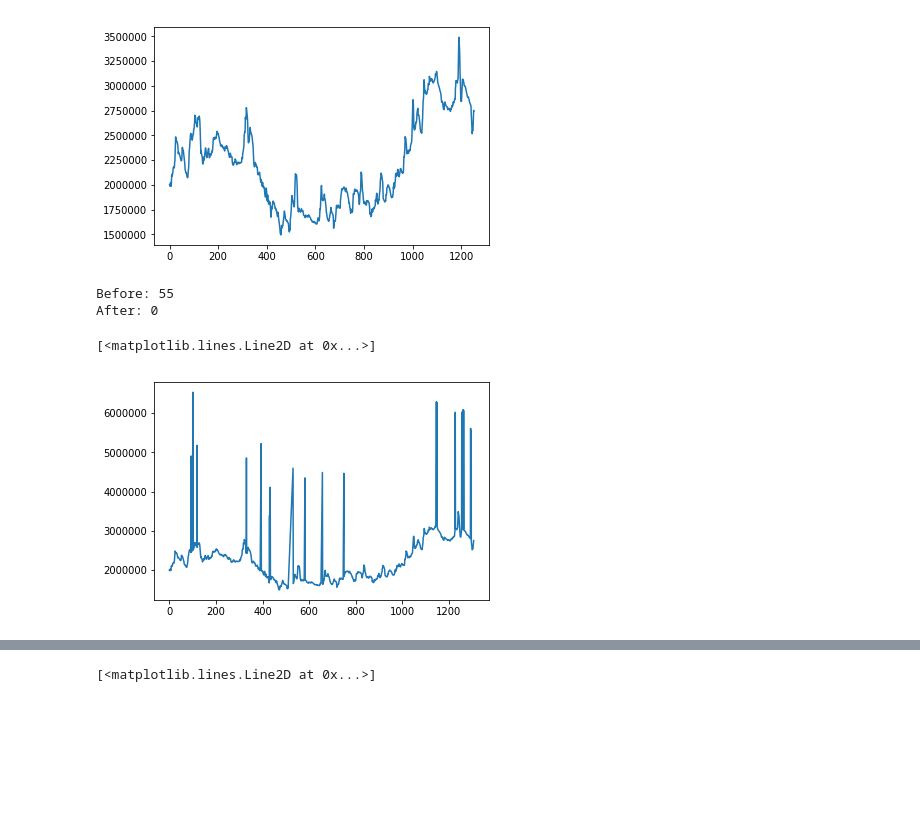
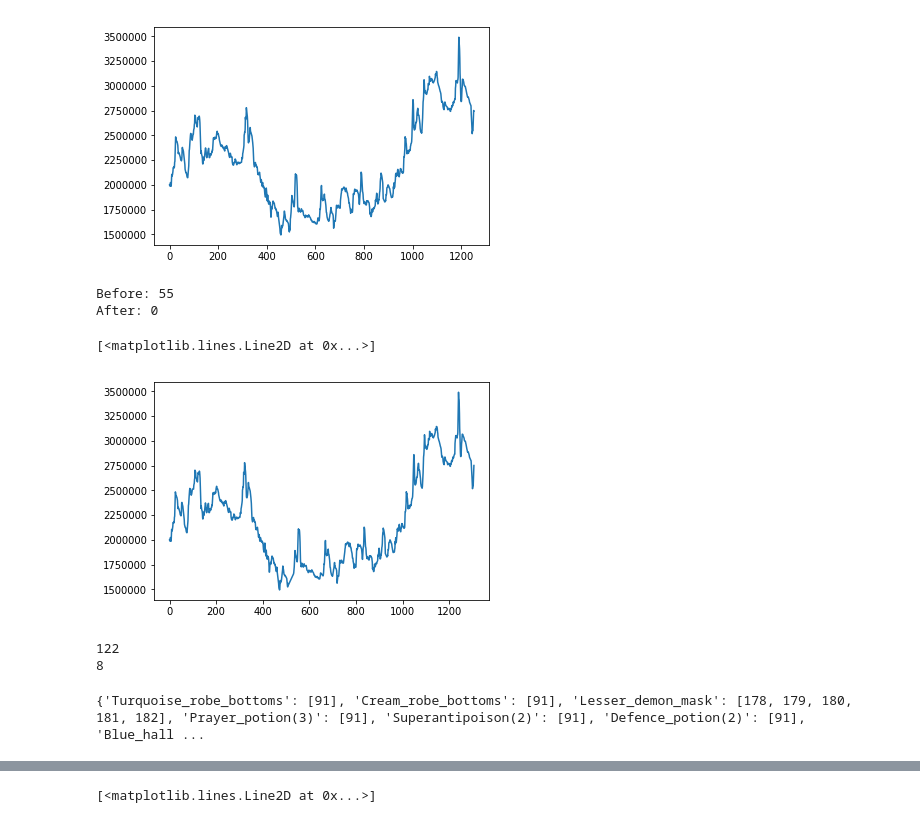
Before and after one commit to rmmartin02/OSRS_Research, a Jupyter notebook: DataPreProcessing.ipynb, the cells around one changed output, grey strips where cells are left out. Saved outputs shown, nothing was run; the diff lists cells and outputs as text; code cells hidden in the pictures; blank space fills up the shorter version.

```diff
--- a/DataPreProcessing.ipynb
+++ b/DataPreProcessing.ipynb
@@ -286,48 +206,52 @@ plt.plot(prices)
 # %% [output]
 [<matplotlib.lines.Line2D at 0x...>]
 [figure]
+# %%
+def interPolateMissingDates(info):
+    dates = [a[0] for a in info]
+    prices = [a[1] for a in info]
+    quants = [a[2] for a in info]
+    fixed = []
+    for i in range(len(dates)-1):
+        fixed.append(info[i])
+        diff = dates[i+1]-dates[i]
+        if diff<23*hour or diff>25*hour:
+            daysToAdd = int(diff/day)-1
+            d = []
+            p = []
+            q = []
+            pToAdd = (prices[i+1]-prices[i])/(daysToAdd+1)
+            qToAdd = (quants[i+1]-quants[i])/(daysToAdd+1)
+            for j in range(daysToAdd):
+                d.append(dates[i]+day*(j+1))
+                p.append(prices[i]+(j+1)*pToAdd)
+                q.append(quants[i]+(j+1)*qToAdd)
+            for j in range(daysToAdd):
+                fixed.append((d[j],p[j],q[j]))
+    return fixed
 # %%
 # interpolate dates, prices, and quantities
 #for item in itemPrices:
 item = 'Abyssal_whip'
 dates = [a[0] for a in itemPrices[item]]
 total = 0
 for i in range(len(dates)-1):
     diff = dates[i+1]-dates[i]
     if diff<23*hour or diff>25*hour:
         total += int(diff/day)-1
 print("Before:",total)
-dates = [a[0] for a in itemPrices[item]]
-prices = [a[1] for a in itemPrices[item]]
-quants = [a[2] for a in itemPrices[item]]
-fixed = []
-for i in range(len(dates)-1):
-    fixed.append(itemPrices[item][i])
-    diff = dates[i+1]-dates[i]
-    if diff<23*hour or diff>25*hour:
-        daysToAdd = int(diff/day)-1
-        d = []
-        p = []
-        q = []
-        pToAdd = (prices[i]+prices[i+1])/2
-        qToAdd = (quants[i]+quants[i+1])/2
-        for j in range(daysToAdd):
-            d.append(dates[i]+day*(j+1))
-            p.append(prices[i]+(j+1)*pToAdd)
-            q.append(quants[i]+(j+1)*qToAdd)
-        for j in range(daysToAdd):
-            fixed.append((d[j],p[j],q[j]))
+interPolateMissingDates(itemPrices[item])
 dates = [a[0] for a in fixed]
 total = 0
 for i in range(len(dates)-1):
     diff = dates[i+1]-dates[i]
     if diff<23*hour or diff>25*hour:
         total += int(diff/day)-1
 print("After:",total)
 prices = [a[1] for a in fixed]
 plt.plot(prices)
 # %% [output]
 Before: 55
 After: 0
 [<matplotlib.lines.Line2D at 0x...>]
-[figure, old version]
+[figure, new version]
@@ -333,0 +295,11 @@ After: 0
+# %%
+print(len(outlier))
+print(len(adjust))
+# %% [output]
+122
+8
+# %%
+print(outlier)
+#print(adjust)
+# %% [output]
+{'Turquoise_robe_bottoms': [91], 'Cream_robe_bottoms': [91], 'Lesser_demon_mask': [178, 179, 180, 181, 182], 'Prayer_potion(3)': [91], 'Superantipoison(2)': [91], 'Defence_potion(2)': [91], 'Blue_hall ...
```
Also changed, not shown: parts of 32 cells of this notebook.
